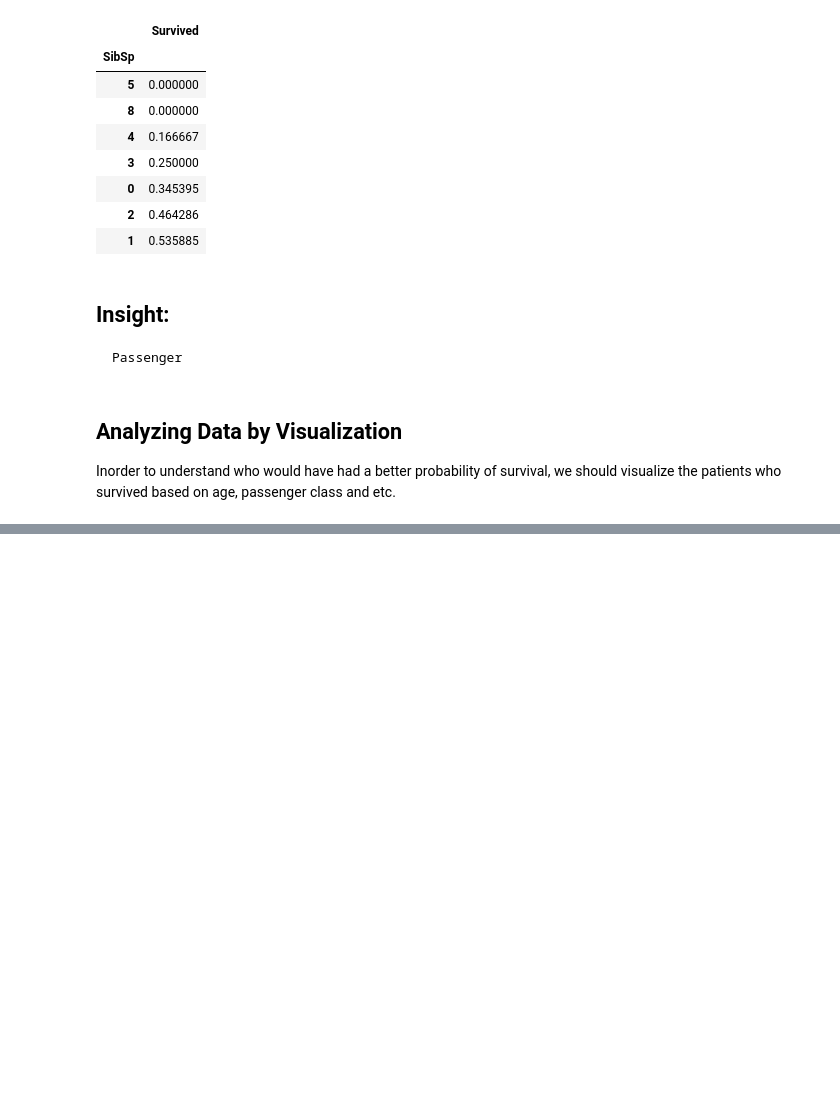
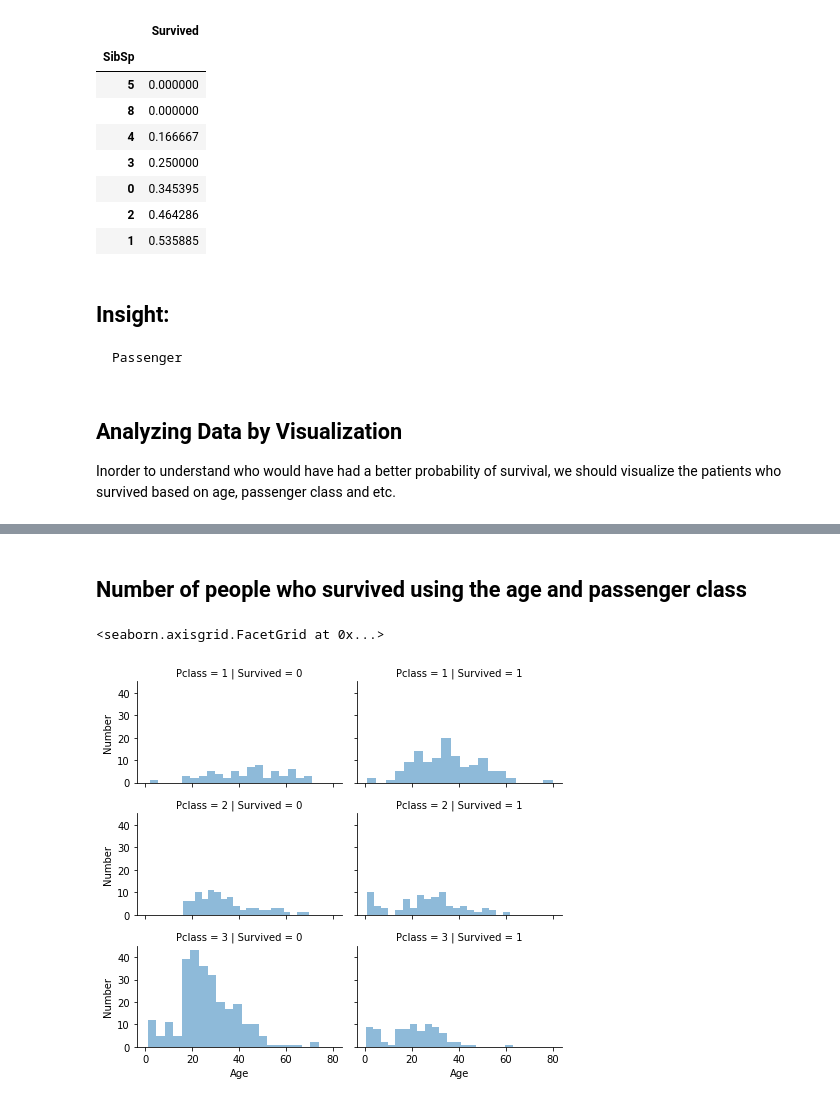
Before and after one commit to dhrey112/Project-ML-and-DL, a Jupyter notebook: titanic/Untitled.ipynb, the cells around one changed output, grey strips where cells are left out. Cells and saved outputs as stored; diff of their text form; code cells hidden in the pictures; blank space fills up the shorter version.

```diff
--- a/titanic/Untitled.ipynb
+++ b/titanic/Untitled.ipynb
@@ -254,0 +261,10 @@ age_hist.set_ylabels('Number')
+# %% [markdown]
+## Number of people who survived using the age and passenger class
+# %%
+pclass_age_grid = sns.FacetGrid(train, col='Survived', row='Pclass', height=2.0, aspect=1.6)
+pclass_age_grid.map(plt.hist, 'Age', alpha=0.5, bins=20)
+pclass_age_grid.add_legend()
+pclass_age_grid.set_ylabels('Number')
+# %% [output]
+<seaborn.axisgrid.FacetGrid at 0x...>
+[figure, added]
```
Also changed, not shown: parts of 7 cells of this notebook.
